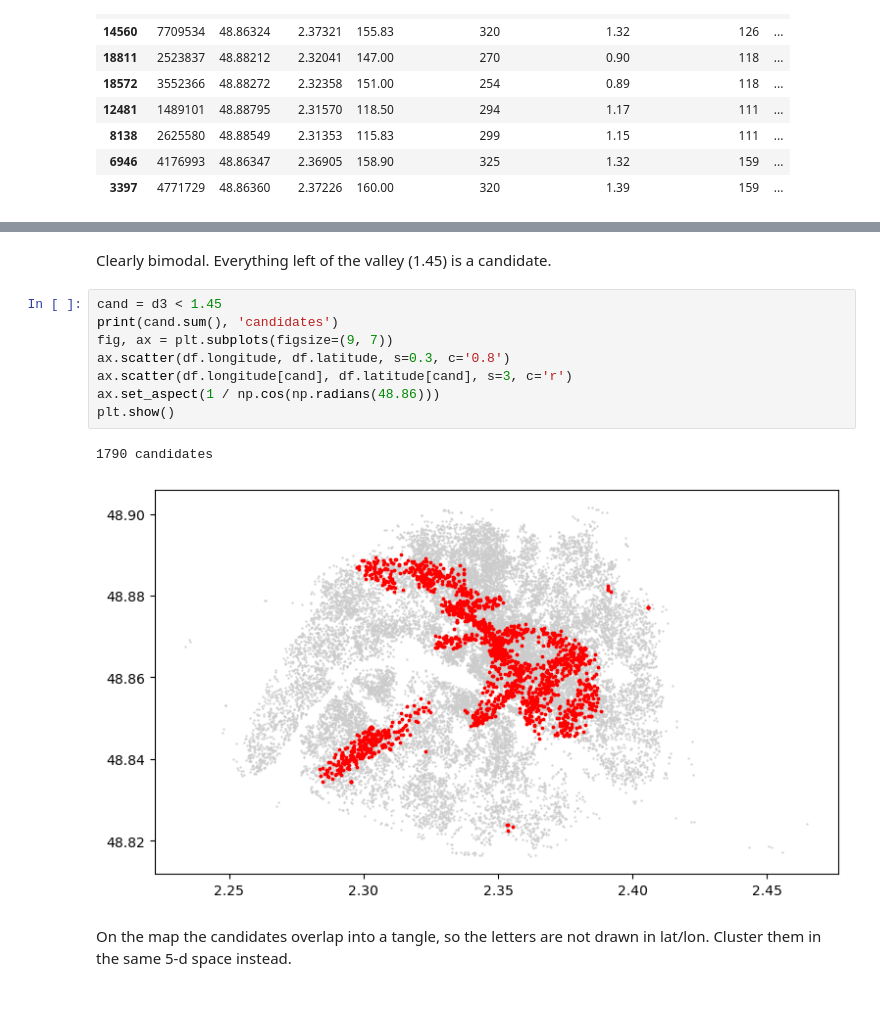
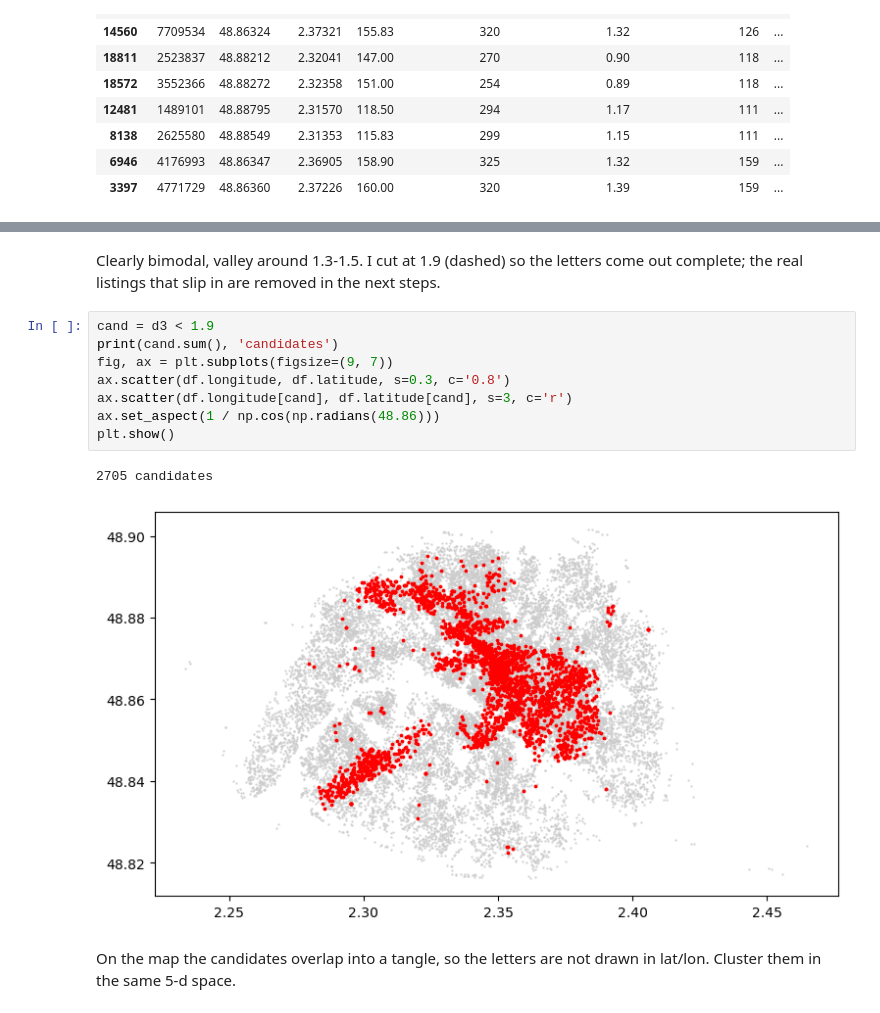
Before and after one commit to Nasalciuc/LMML-hacktone-2026, a Jupyter notebook: 25 France/01 Point par point/point_par_point.ipynb, the cells around one changed output, grey strips where cells are left out. Cells and saved outputs as stored; diff of their text form.

```diff
--- a/25 France/01 Point par point/point_par_point.ipynb
+++ b/25 France/01 Point par point/point_par_point.ipynb
@@ -120,17 +121,17 @@ plt.show()
-# %% [markdown]
-Clearly bimodal. Everything left of the valley (1.45) is a candidate.
+# %% [markdown]
+Clearly bimodal, valley around 1.3-1.5. I cut at 1.9 (dashed) so the letters come out complete; the real listings that slip in are removed in the next steps.
 # %%
-cand = d3 < 1.45
+cand = d3 < 1.9
 print(cand.sum(), 'candidates')
 fig, ax = plt.subplots(figsize=(9, 7))
 ax.scatter(df.longitude, df.latitude, s=0.3, c='0.8')
 ax.scatter(df.longitude[cand], df.latitude[cand], s=3, c='r')
 ax.set_aspect(1 / np.cos(np.radians(48.86)))
 plt.show()
 # %% [output]
-1790 candidates
+2705 candidates
-[figure, old version]
+[figure, new version]
 # %% [markdown]
-On the map the candidates overlap into a tangle, so the letters are not drawn in lat/lon. Cluster them in the same 5-d space instead.
+On the map the candidates overlap into a tangle, so the letters are not drawn in lat/lon. Cluster them in the same 5-d space.
 # %%
 lab = np.full(len(df), -1)
```
Also changed, not shown: parts of 19 cells of this notebook, 15 other files.
